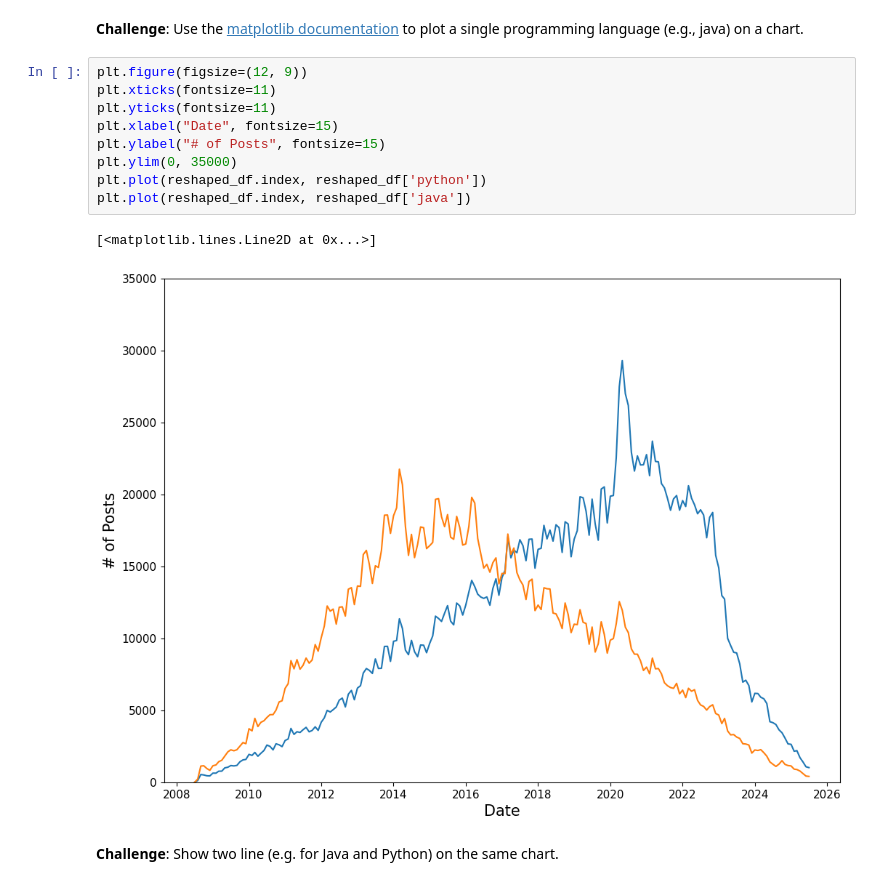
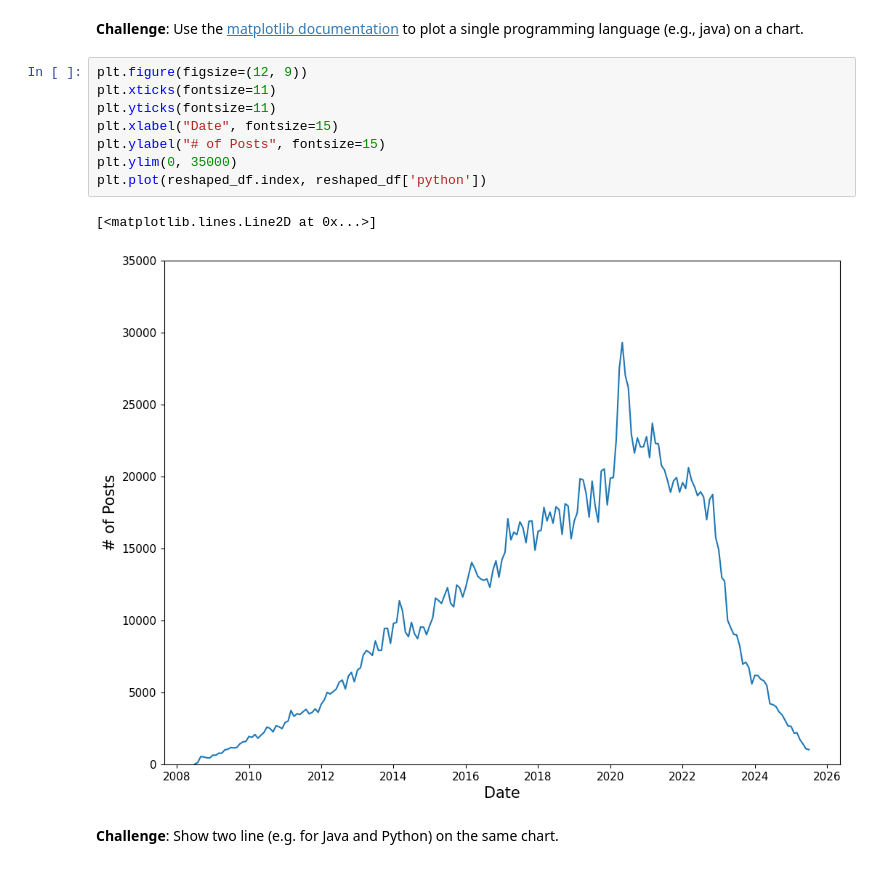
Before and after one commit to AndyRoy04/100DaysOfCode_Python, a Jupyter notebook: Day_73/Programming_Languages_(start).ipynb, the cells around one changed output. Saved outputs shown, nothing was run; the diff lists cells and outputs as text.

```diff
--- a/Day_73/Programming_Languages_(start).ipynb
+++ b/Day_73/Programming_Languages_(start).ipynb
@@ -215,14 +215,13 @@ reshaped_df.head()
 # %%
 plt.figure(figsize=(12, 9))
 plt.xticks(fontsize=11)
 plt.yticks(fontsize=11)
 plt.xlabel("Date", fontsize=15)
 plt.ylabel("# of Posts", fontsize=15)
 plt.ylim(0, 35000)
 plt.plot(reshaped_df.index, reshaped_df['python'])
-plt.plot(reshaped_df.index, reshaped_df['java'])
 # %% [output]
 [<matplotlib.lines.Line2D at 0x...>]
-[figure, old version]
+[figure, new version]
 # %% [markdown]
 **Challenge**: Show two line (e.g. for Java and Python) on the same chart.
```
Also changed, not shown: parts of 1 cell of this notebook.
